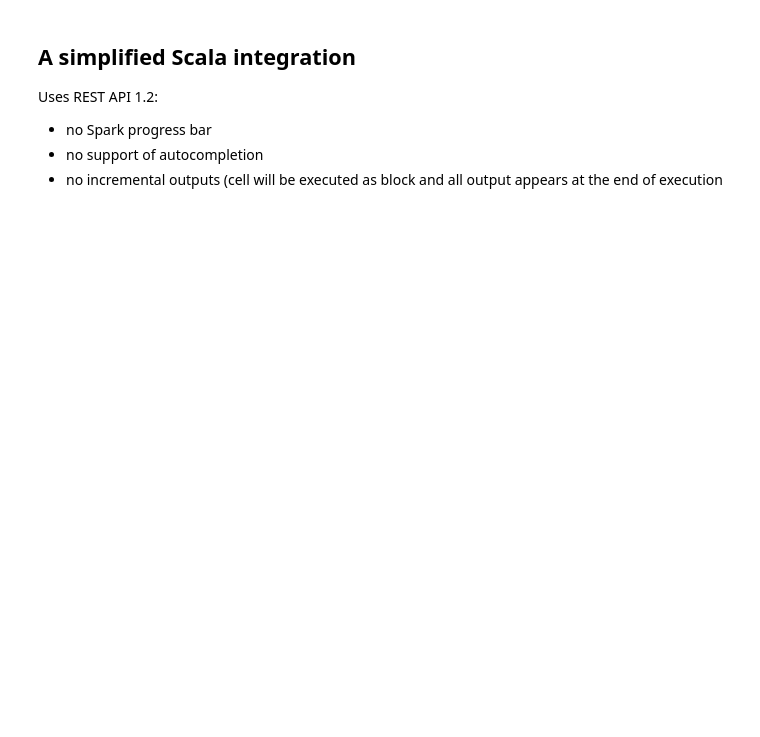
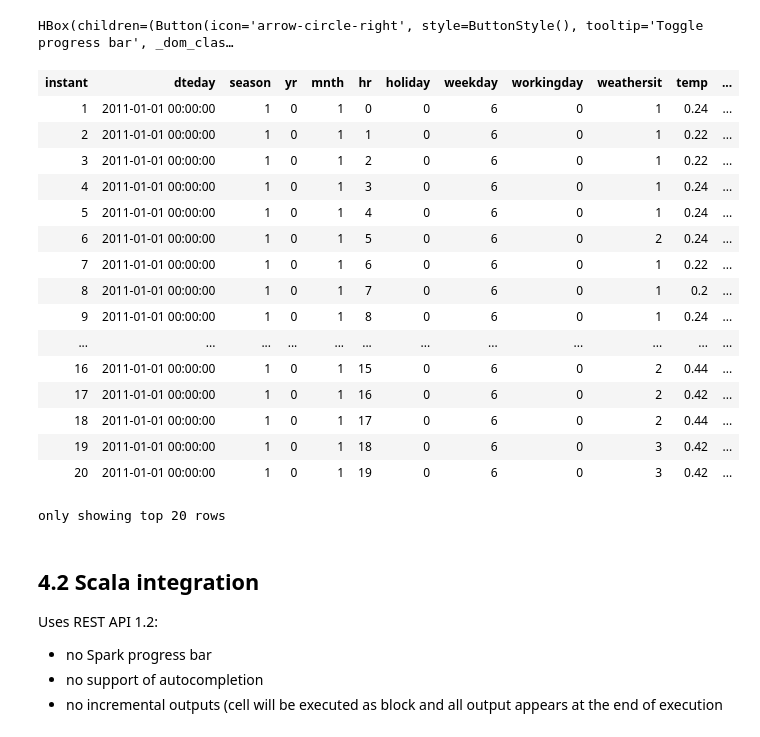
Before and after one commit to databrickslabs/jupyterlab-integration, a Jupyter notebook: examples/1 Remote-DB.ipynb, the cells around one changed output. Saved outputs shown, nothing was run; the diff lists cells and outputs as text; code cells hidden in the pictures; blank space fills up the shorter version.

```diff
--- a/examples/1 Remote-DB.ipynb
+++ b/examples/1 Remote-DB.ipynb
@@ -92,7 +152,27 @@ show tables
 # %%
-spark.sql("select * from bikes")
+%%sql
+select * from bikes
+# %% [output]
+HBox(children=(Button(icon='arrow-circle-right', style=ButtonStyle(), tooltip='Toggle progress bar', _dom_clas…
+| instant | dteday | season | yr | mnth | hr | holiday | weekday | workingday | weathersit | temp | ... |
+| 1 | 2011-01-01 00:00:00 | 1 | 0 | 1 | 0 | 0 | 6 | 0 | 1 | 0.24 | ... |
+| 2 | 2011-01-01 00:00:00 | 1 | 0 | 1 | 1 | 0 | 6 | 0 | 1 | 0.22 | ... |
+| 3 | 2011-01-01 00:00:00 | 1 | 0 | 1 | 2 | 0 | 6 | 0 | 1 | 0.22 | ... |
+| 4 | 2011-01-01 00:00:00 | 1 | 0 | 1 | 3 | 0 | 6 | 0 | 1 | 0.24 | ... |
+| 5 | 2011-01-01 00:00:00 | 1 | 0 | 1 | 4 | 0 | 6 | 0 | 1 | 0.24 | ... |
+| 6 | 2011-01-01 00:00:00 | 1 | 0 | 1 | 5 | 0 | 6 | 0 | 2 | 0.24 | ... |
+| 7 | 2011-01-01 00:00:00 | 1 | 0 | 1 | 6 | 0 | 6 | 0 | 1 | 0.22 | ... |
+| 8 | 2011-01-01 00:00:00 | 1 | 0 | 1 | 7 | 0 | 6 | 0 | 1 | 0.2 | ... |
+| 9 | 2011-01-01 00:00:00 | 1 | 0 | 1 | 8 | 0 | 6 | 0 | 1 | 0.24 | ... |
+| ... | ... | ... | ... | ... | ... | ... | ... | ... | ... | ... | ... |
+| 16 | 2011-01-01 00:00:00 | 1 | 0 | 1 | 15 | 0 | 6 | 0 | 2 | 0.44 | ... |
+| 17 | 2011-01-01 00:00:00 | 1 | 0 | 1 | 16 | 0 | 6 | 0 | 2 | 0.42 | ... |
+| 18 | 2011-01-01 00:00:00 | 1 | 0 | 1 | 17 | 0 | 6 | 0 | 2 | 0.44 | ... |
+| 19 | 2011-01-01 00:00:00 | 1 | 0 | 1 | 18 | 0 | 6 | 0 | 3 | 0.42 | ... |
+| 20 | 2011-01-01 00:00:00 | 1 | 0 | 1 | 19 | 0 | 6 | 0 | 3 | 0.42 | ... |
+only showing top 20 rows
 # %% [markdown]
-## A simplified Scala integration
+## 4.2 Scala integration
 
 Uses REST API 1.2:
 - no Spark progress bar
```
Also changed, not shown: parts of 49 cells of this notebook, 9 other files.
